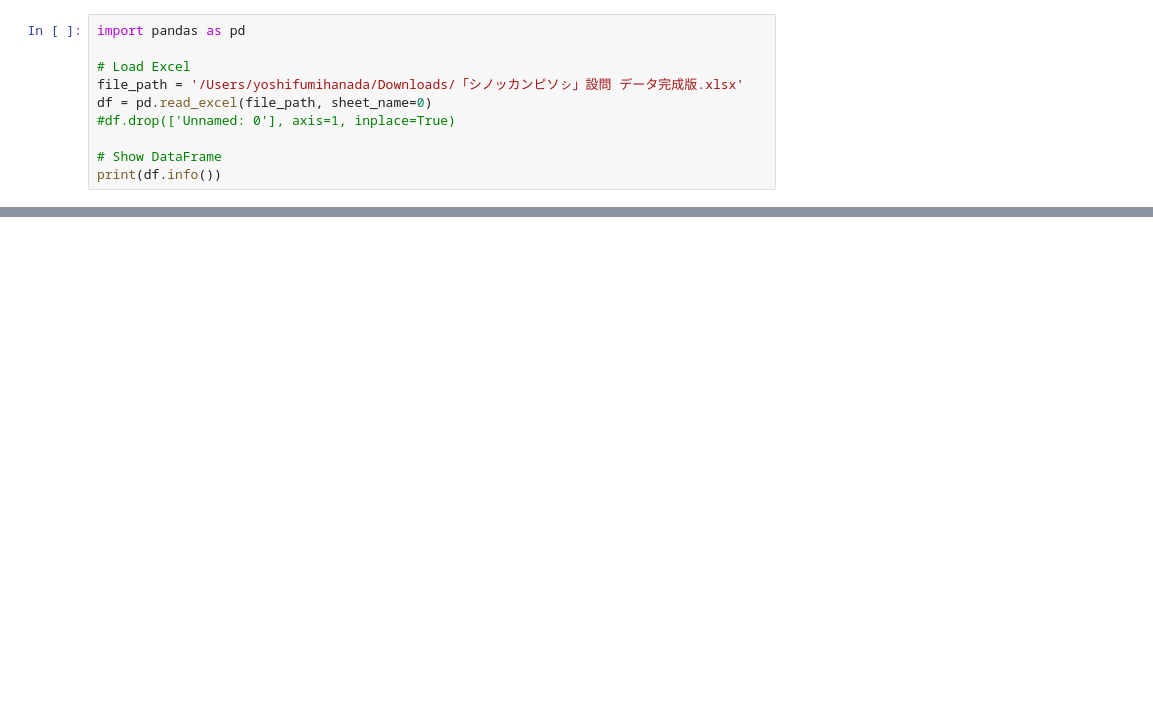
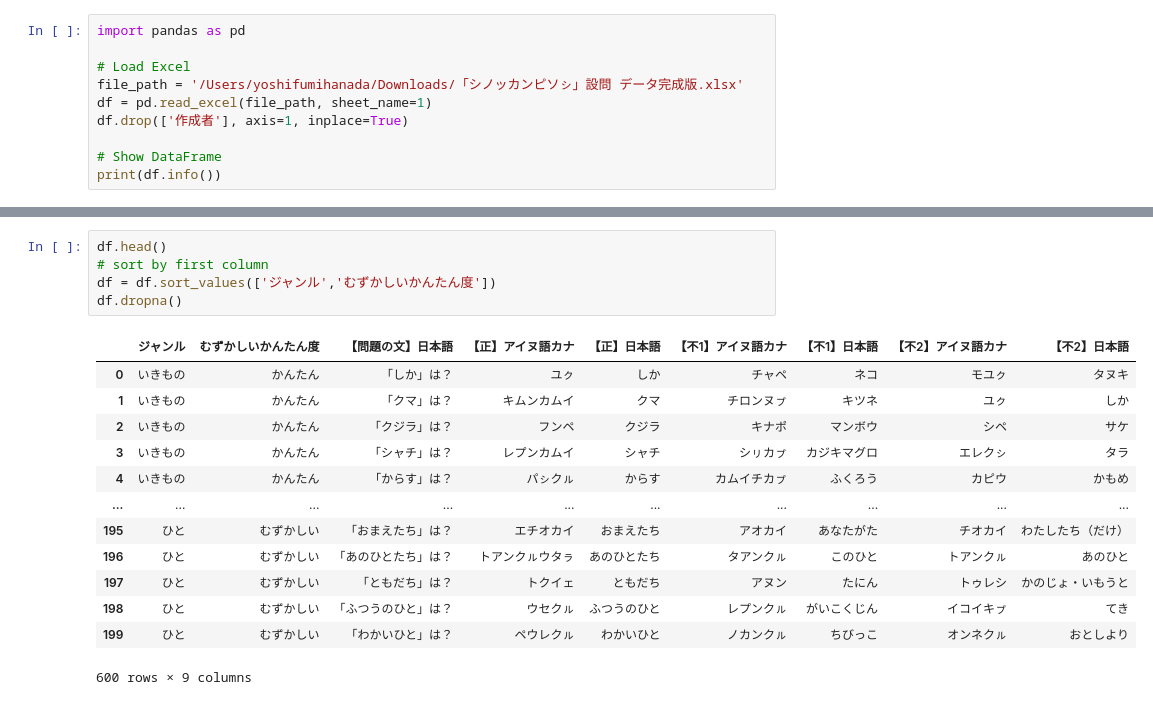
Before and after one commit to nonotoy/sinot_kampisos, a Jupyter notebook: Order_Quiz.ipynb, the cells around one changed output, grey strips where cells are left out. Cells and saved outputs as stored; diff of their text form; blank space fills up the shorter version.

```diff
--- a/Order_Quiz.ipynb
+++ b/Order_Quiz.ipynb
@@ -3,8 +3,8 @@ import pandas as pd
 
 # Load Excel
 file_path = '/Users/yoshifumihanada/Downloads/「シノッカンピソㇱ」設問 データ完成版.xlsx'
-df = pd.read_excel(file_path, sheet_name=0)
-#df.drop(['Unnamed: 0'], axis=1, inplace=True)
+df = pd.read_excel(file_path, sheet_name=1)
+df.drop(['作成者'], axis=1, inplace=True)
 
 # Show DataFrame
 print(df.info())
@@ -40,3 +29,22 @@ df.head()
+# %%
+df.head()
+# sort by first column
+df = df.sort_values(['ジャンル','むずかしいかんたん度'])
+df.dropna()
+# %% [output]
+|  | ジャンル | むずかしいかんたん度 | 【問題の文】日本語 | 【正】アイヌ語カナ | 【正】日本語 | 【不1】アイヌ語カナ | 【不1】日本語 | 【不2】アイヌ語カナ | 【不2】日本語 |
+| 0 | いきもの | かんたん | 「しか」は？ | ユㇰ | しか | チャペ | ネコ | モユㇰ | タヌキ |
+| 1 | いきもの | かんたん | 「クマ」は？ | キムンカムイ | クマ | チロンヌㇷ゚ | キツネ | ユㇰ | しか |
+| 2 | いきもの | かんたん | 「クジラ」は？ | フンペ | クジラ | キナポ | マンボウ | シペ | サケ |
+| 3 | いきもの | かんたん | 「シャチ」は？ | レプンカムイ | シャチ | シㇼカㇷ゚ | カジキマグロ | エレクㇱ | タラ |
+| 4 | いきもの | かんたん | 「からす」は？ | パㇱクㇽ | からす | カムイチカㇷ゚ | ふくろう | カピウ | かもめ |
+| ... | ... | ... | ... | ... | ... | ... | ... | ... | ... |
+| 195 | ひと | むずかしい | 「おまえたち」は？ | エチオカイ | おまえたち | アオカイ | あなたがた | チオカイ | わたしたち（だけ） |
+| 196 | ひと | むずかしい | 「あのひとたち」は？ | トアンクㇽウタㇻ | あのひとたち | タアンクㇽ | このひと | トアンクㇽ | あのひと |
+| 197 | ひと | むずかしい | 「ともだち」は？ | トクイェ | ともだち | アヌン | たにん | トゥレシ | かのじょ・いもうと |
+| 198 | ひと | むずかしい | 「ふつうのひと」は？ | ウセクㇽ | ふつうのひと | レプンクㇽ | がいこくじん | イコイキㇷ゚ | てき |
+| 199 | ひと | むずかしい | 「わかいひと」は？ | ペウレクㇽ | わかいひと | ノカンクㇽ | ちびっこ | オンネクㇽ | おとしより |
+600 rows × 9 columns
 # %%
 output_path = './quiz_reordered.txt'
 
```
Also changed, not shown: parts of 3 cells of this notebook, 7 other files.
